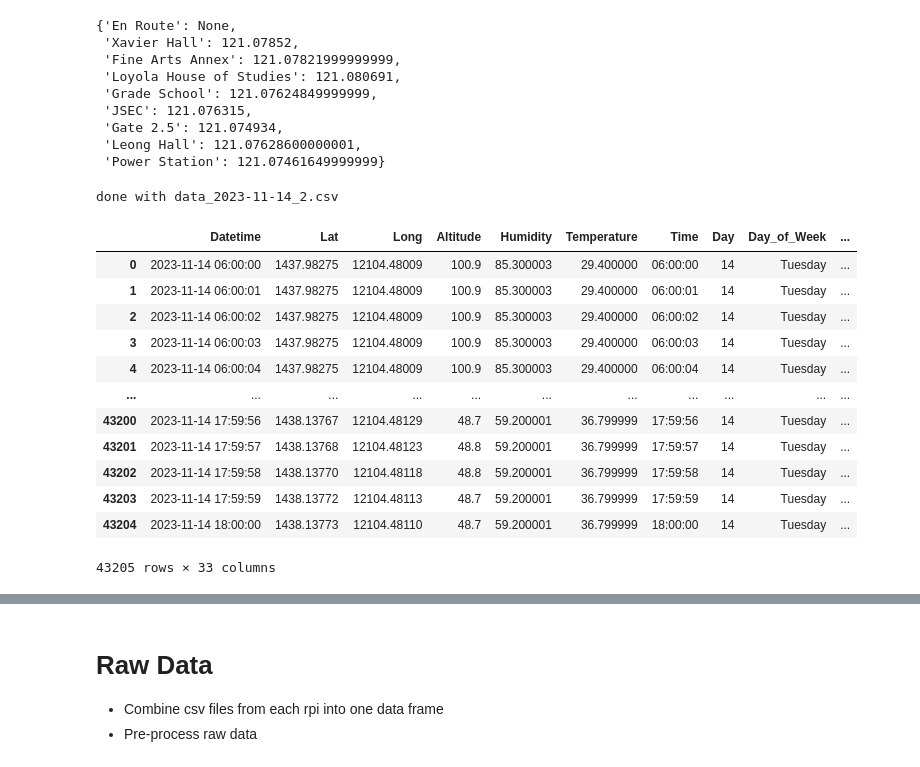
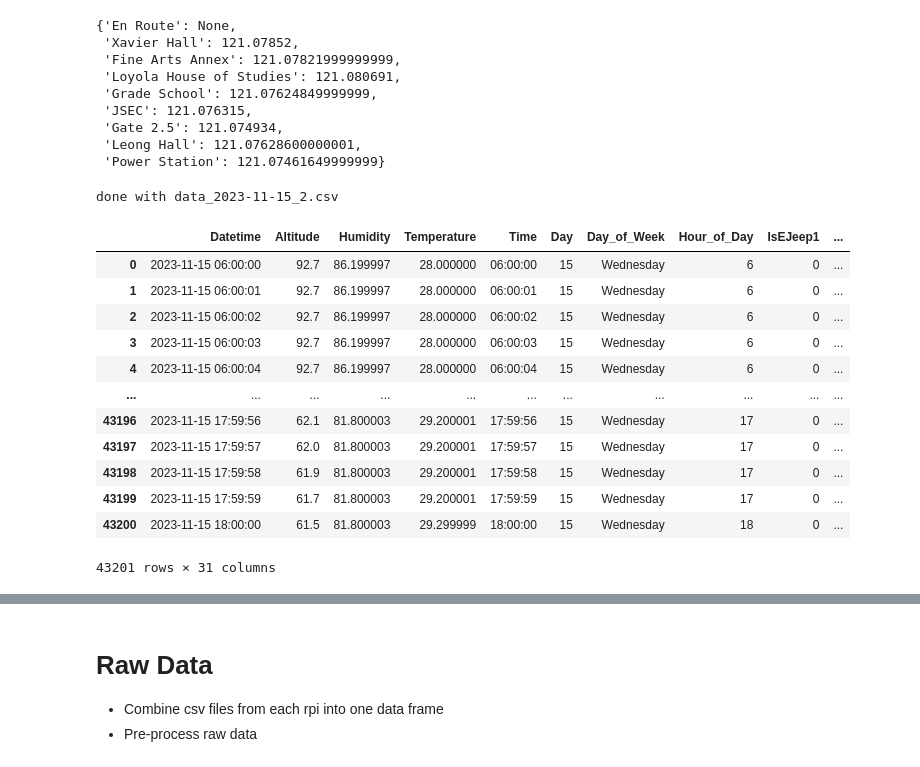
Before and after one commit to CSfromCS/VHS-Thesis, a Jupyter notebook: Data Preprocessing/DataProcessor.ipynb, the cells around one changed output, grey strips where cells are left out. Drawn from its saved outputs; the diff is of its cells as text; code cells hidden in the pictures.

```diff
--- a/Data Preprocessing/DataProcessor.ipynb
+++ b/Data Preprocessing/DataProcessor.ipynb
@@ -326,7 +326,8 @@ def prev_next_times(df):
 
     return df
 # %%
-def process_station(file_path):
+
+def process_file(file_path):
      df = pd.read_csv(file_path)
      df.tail(10)
 
@@ -341,9 +342,17 @@ def process_station(file_path):
 
      # df = df.loc[:last_id]
 
+     # Try parsing with both formats and handle errors
+     def parse_time(time_str):
+          try:
+               return pd.to_datetime(time_str, format='%H:%M:%S%z')
+          except ValueError:
+               return pd.to_datetime(time_str, format='%H:%M:%S.%f%z')
+
      # Fix time to PHT
      log_date = os.path.basename(file_path).split('/')[-1]
-     df['Datetime'] = pd.to_datetime(df['Datetime'], format='mixed')
+     # df['Datetime'] = pd.to_datetime(df['Datetime'], format='%H:%M:%S.%f%z')
+     df['Datetime'] = df['Datetime'].apply(parse_time)
      df['Datetime'] = df['Datetime'].dt.tz_convert('+08:00')
      df['Datetime'] = pd.to_datetime(df['Datetime'].dt.strftime(f"{log_date[5:15]} %H:%M:%S"))
 
@@ -387,7 +396,7 @@ def process_station(file_path):
      df['Longitude'] = df.apply(lambda row: ddmm_mmmm_to_decimal(row['Long']), axis=1)
 
      # Drop old Lat / Long values
-     # df.drop(columns=['Lat', 'Long'], inplace=True)
+     df.drop(columns=['Lat', 'Long'], inplace=True)
 
      df['Station'] = df.apply(lambda row: coord_to_station(row['Latitude'], row['Longitude']), axis=1)
 
@@ -427,22 +436,22 @@ def process_station(file_path):
      print("done with " + log_date)
      return df
 # %%
-df = process_station("E-Jeep Data/ejeep2/data_2023-11-14_2.csv")
+df = process_file("E-Jeep Data/ejeep2/data_2023-11-15_2.csv")
 df
 # %% [output]
-done with data_2023-11-14_2.csv
+done with data_2023-11-15_2.csv
-|  | Datetime | Lat | Long | Altitude | Humidity | Temperature | Time | Day | Day_of_Week | ... |
-| 0 | 2023-11-14 06:00:00 | 1437.98275 | 12104.48009 | 100.9 | 85.300003 | 29.400000 | 06:00:00 | 14 | Tuesday | ... |
-| 1 | 2023-11-14 06:00:01 | 1437.98275 | 12104.48009 | 100.9 | 85.300003 | 29.400000 | 06:00:01 | 14 | Tuesday | ... |
-| 2 | 2023-11-14 06:00:02 | 1437.98275 | 12104.48009 | 100.9 | 85.300003 | 29.400000 | 06:00:02 | 14 | Tuesday | ... |
-| 3 | 2023-11-14 06:00:03 | 1437.98275 | 12104.48009 | 100.9 | 85.300003 | 29.400000 | 06:00:03 | 14 | Tuesday | ... |
-| 4 | 2023-11-14 06:00:04 | 1437.98275 | 12104.48009 | 100.9 | 85.300003 | 29.400000 | 06:00:04 | 14 | Tuesday | ... |
+|  | Datetime | Altitude | Humidity | Temperature | Time | Day | Day_of_Week | Hour_of_Day | IsEJeep1 | ... |
+| 0 | 2023-11-15 06:00:00 | 92.7 | 86.199997 | 28.000000 | 06:00:00 | 15 | Wednesday | 6 | 0 | ... |
+| 1 | 2023-11-15 06:00:01 | 92.7 | 86.199997 | 28.000000 | 06:00:01 | 15 | Wednesday | 6 | 0 | ... |
+| 2 | 2023-11-15 06:00:02 | 92.7 | 86.199997 | 28.000000 | 06:00:02 | 15 | Wednesday | 6 | 0 | ... |
+| 3 | 2023-11-15 06:00:03 | 92.7 | 86.199997 | 28.000000 | 06:00:03 | 15 | Wednesday | 6 | 0 | ... |
+| 4 | 2023-11-15 06:00:04 | 92.7 | 86.199997 | 28.000000 | 06:00:04 | 15 | Wednesday | 6 | 0 | ... |
 | ... | ... | ... | ... | ... | ... | ... | ... | ... | ... | ... |
-| 43200 | 2023-11-14 17:59:56 | 1438.13767 | 12104.48129 | 48.7 | 59.200001 | 36.799999 | 17:59:56 | 14 | Tuesday | ... |
-| 43201 | 2023-11-14 17:59:57 | 1438.13768 | 12104.48123 | 48.8 | 59.200001 | 36.799999 | 17:59:57 | 14 | Tuesday | ... |
-| 43202 | 2023-11-14 17:59:58 | 1438.13770 | 12104.48118 | 48.8 | 59.200001 | 36.799999 | 17:59:58 | 14 | Tuesday | ... |
-| 43203 | 2023-11-14 17:59:59 | 1438.13772 | 12104.48113 | 48.7 | 59.200001 | 36.799999 | 17:59:59 | 14 | Tuesday | ... |
-| 43204 | 2023-11-14 18:00:00 | 1438.13773 | 12104.48110 | 48.7 | 59.200001 | 36.799999 | 18:00:00 | 14 | Tuesday | ... |
+| 43196 | 2023-11-15 17:59:56 | 62.1 | 81.800003 | 29.200001 | 17:59:56 | 15 | Wednesday | 17 | 0 | ... |
+| 43197 | 2023-11-15 17:59:57 | 62.0 | 81.800003 | 29.200001 | 17:59:57 | 15 | Wednesday | 17 | 0 | ... |
+| 43198 | 2023-11-15 17:59:58 | 61.9 | 81.800003 | 29.200001 | 17:59:58 | 15 | Wednesday | 17 | 0 | ... |
+| 43199 | 2023-11-15 17:59:59 | 61.7 | 81.800003 | 29.200001 | 17:59:59 | 15 | Wednesday | 17 | 0 | ... |
+| 43200 | 2023-11-15 18:00:00 | 61.5 | 81.800003 | 29.299999 | 18:00:00 | 15 | Wednesday | 18 | 0 | ... |
-43205 rows × 33 columns
+43201 rows × 31 columns
 # %%
 df.isna().sum()
```
Also changed, not shown: parts of 16 cells of this notebook, 6 other files.
